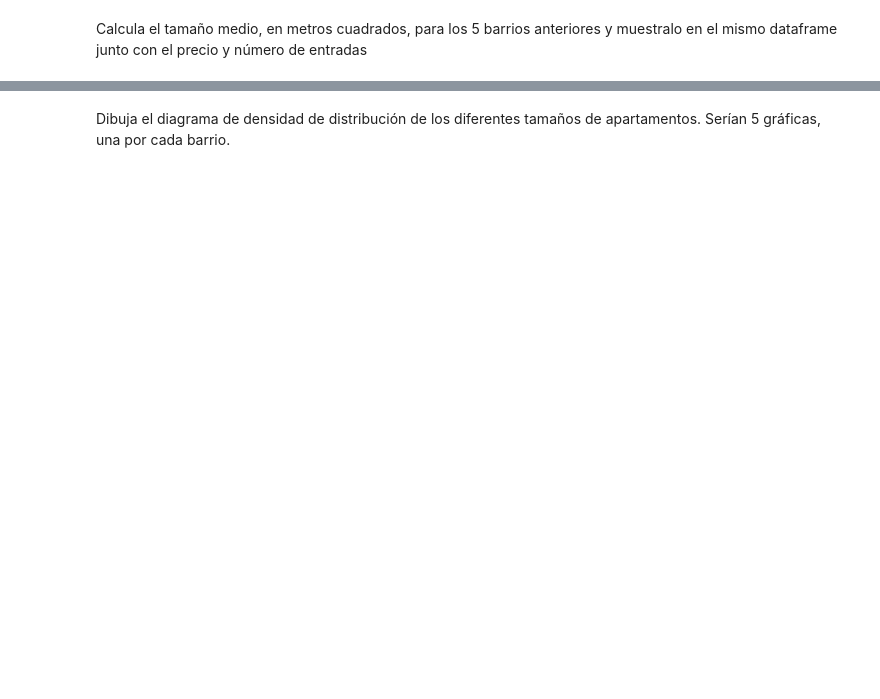
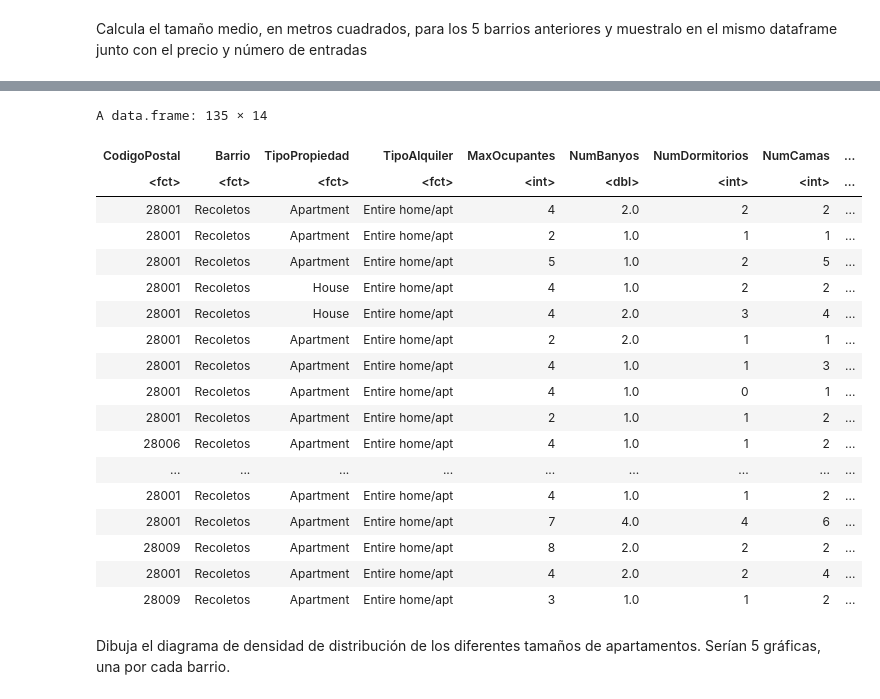
Before and after one commit to rogebautista/estadistica-rogelio, a Jupyter notebook: 0-PracticaFinal-Rogelio.ipynb, the cells around one changed output, grey strips where cells are left out. Cells and saved outputs as stored; diff of their text form; code cells hidden in the pictures; blank space fills up the shorter version.

```diff
--- a/0-PracticaFinal-Rogelio.ipynb
+++ b/0-PracticaFinal-Rogelio.ipynb
@@ -540,2 +588,24 @@ Calcula el tamaño medio, en metros cuadrados, para los 5 barrios anteriores y m
+# %%
+filter(airbnb_entire, Barrio=='Recoletos')
+# %% [output]
+A data.frame: 135 × 14
+| CodigoPostal | Barrio | TipoPropiedad | TipoAlquiler | MaxOcupantes | NumBanyos | NumDormitorios | NumCamas | ... |
+| <fct> | <fct> | <fct> | <fct> | <int> | <dbl> | <int> | <int> | ... |
+| 28001 | Recoletos | Apartment | Entire home/apt | 4 | 2.0 | 2 | 2 | ... |
+| 28001 | Recoletos | Apartment | Entire home/apt | 2 | 1.0 | 1 | 1 | ... |
+| 28001 | Recoletos | Apartment | Entire home/apt | 5 | 1.0 | 2 | 5 | ... |
+| 28001 | Recoletos | House | Entire home/apt | 4 | 1.0 | 2 | 2 | ... |
+| 28001 | Recoletos | House | Entire home/apt | 4 | 2.0 | 3 | 4 | ... |
+| 28001 | Recoletos | Apartment | Entire home/apt | 2 | 2.0 | 1 | 1 | ... |
+| 28001 | Recoletos | Apartment | Entire home/apt | 4 | 1.0 | 1 | 3 | ... |
+| 28001 | Recoletos | Apartment | Entire home/apt | 4 | 1.0 | 0 | 1 | ... |
+| 28001 | Recoletos | Apartment | Entire home/apt | 2 | 1.0 | 1 | 2 | ... |
+| 28006 | Recoletos | Apartment | Entire home/apt | 4 | 1.0 | 1 | 2 | ... |
+| ... | ... | ... | ... | ... | ... | ... | ... | ... |
+| 28001 | Recoletos | Apartment | Entire home/apt | 4 | 1.0 | 1 | 2 | ... |
+| 28001 | Recoletos | Apartment | Entire home/apt | 7 | 4.0 | 4 | 6 | ... |
+| 28009 | Recoletos | Apartment | Entire home/apt | 8 | 2.0 | 2 | 2 | ... |
+| 28001 | Recoletos | Apartment | Entire home/apt | 4 | 2.0 | 2 | 4 | ... |
+| 28009 | Recoletos | Apartment | Entire home/apt | 3 | 1.0 | 1 | 2 | ... |
 # %% [markdown]
 Dibuja el diagrama de densidad de distribución de los diferentes tamaños de apartamentos. Serían 5 gráficas, una por cada barrio.
```
Also changed, not shown: parts of 7 cells of this notebook, 4 other files.
